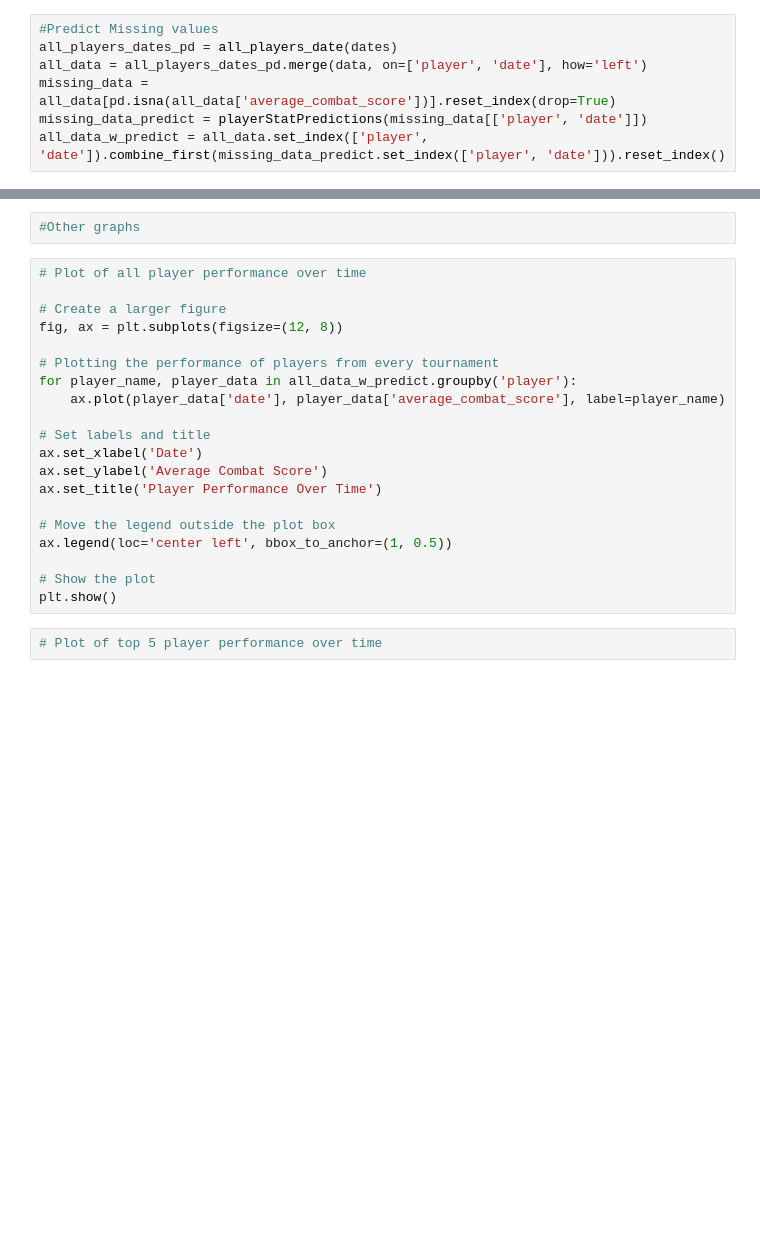
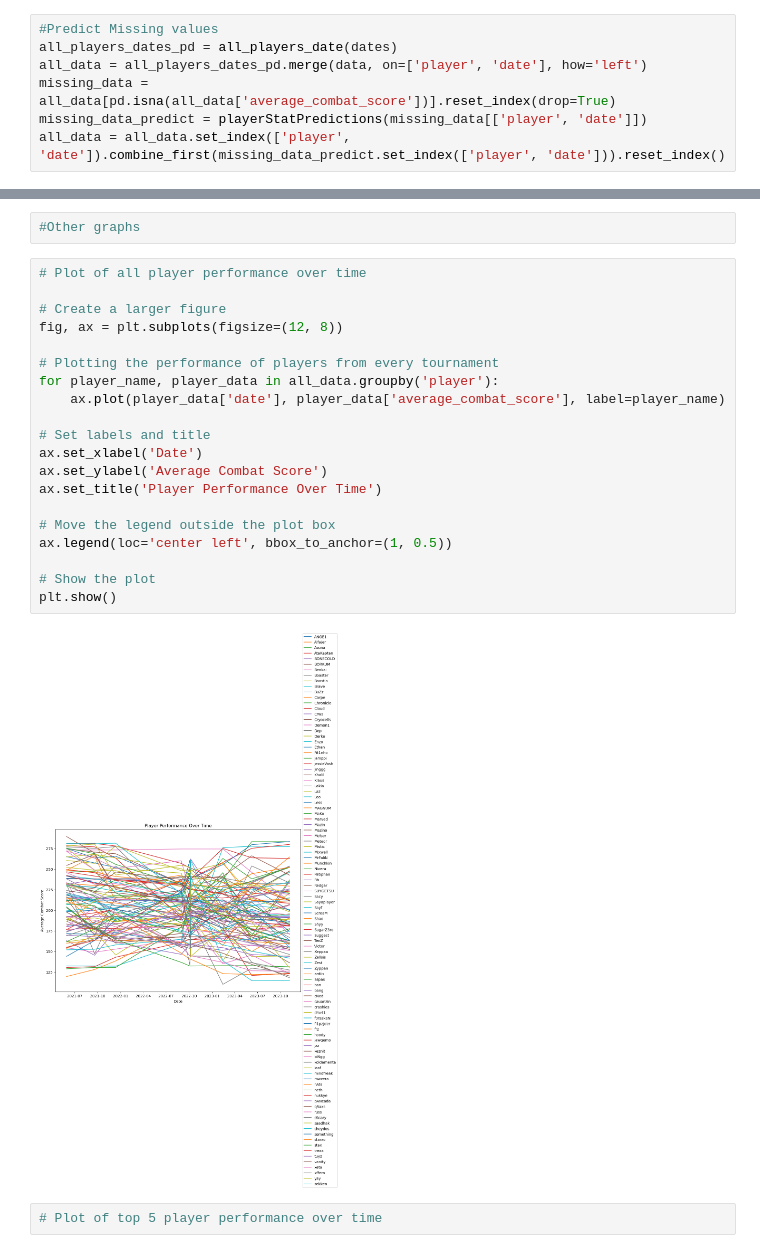
Before and after one commit to agbandong/valorant-boosted-tree, a Jupyter notebook: ACS_Prediction_Model_test.ipynb, the cells around one changed output, grey strips where cells are left out. Cells and saved outputs as stored; diff of their text form; blank space fills up the shorter version.

```diff
--- a/ACS_Prediction_Model_test.ipynb
+++ b/ACS_Prediction_Model_test.ipynb
@@ -103,4 +116,4 @@ all_players_dates_pd = all_players_date(dates)
 all_data = all_players_dates_pd.merge(data, on=['player', 'date'], how='left')
 missing_data = all_data[pd.isna(all_data['average_combat_score'])].reset_index(drop=True)
 missing_data_predict = playerStatPredictions(missing_data[['player', 'date']])
-all_data_w_predict = all_data.set_index(['player', 'date']).combine_first(missing_data_predict.set_index(['player', 'date'])).reset_index()
+all_data = all_data.set_index(['player', 'date']).combine_first(missing_data_predict.set_index(['player', 'date'])).reset_index()
@@ -109,23 +138,25 @@ all_data_w_predict = all_data.set_index(['player', 'date']).combine_first(missin
 # %%
 # Plot of all player performance over time
 
 # Create a larger figure
 fig, ax = plt.subplots(figsize=(12, 8))
 
 # Plotting the performance of players from every tournament
-for player_name, player_data in all_data_w_predict.groupby('player'):
+for player_name, player_data in all_data.groupby('player'):
     ax.plot(player_data['date'], player_data['average_combat_score'], label=player_name)
 
 # Set labels and title
 ax.set_xlabel('Date')
 ax.set_ylabel('Average Combat Score')
 ax.set_title('Player Performance Over Time')
 
 # Move the legend outside the plot box
 ax.legend(loc='center left', bbox_to_anchor=(1, 0.5))
 
 # Show the plot
 plt.show()
+# %% [output]
+[figure, added]
 # %%
 # Plot of top 5 player performance over time
 # %%
```
Also changed, not shown: parts of 21 cells of this notebook.
